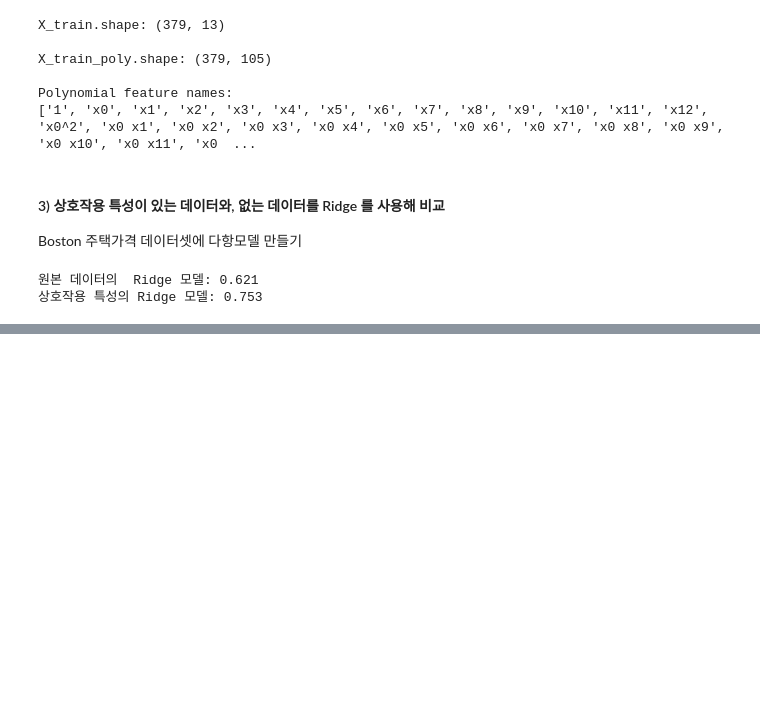
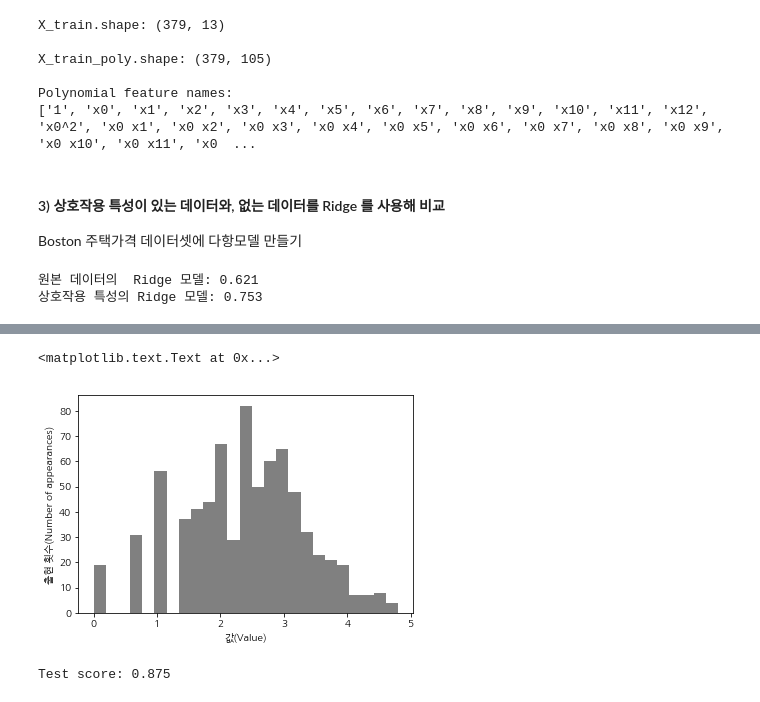
Before and after one commit to Queie/TensorFlow, a Jupyter notebook: Sklearn_am/04.Represent_Data.ipynb, the cells around one changed output, grey strips where cells are left out. Cells and saved outputs as stored; diff of their text form; code cells hidden in the pictures; blank space fills up the shorter version.

```diff
--- a/Sklearn_am/04.Represent_Data.ipynb
+++ b/Sklearn_am/04.Represent_Data.ipynb
@@ -460,0 +510,21 @@ $Sin, Cos$ 함수 : 주기적 패턴을 다룰 때 편리하다
+# %%
+# X 데이터 분포 분석을 위해 Ridge 회귀모델을 적용한 결과
+# Log 변환값을 사용하여 분석하는데
+# 데이터 중 0이 포함된 경우네는 log(x + 1) 로 보정을 해야만 한다
+
+X_train_log = np.log(X_train + 1)
+X_test_log = np.log(X_test + 1)
+plt.hist(X_train_log[:, 0], bins=25, color='gray')
+plt.ylabel("출현 횟수(Number of appearances)")
+plt.xlabel("값(Value)")
+
+# 변환결과 데이터 분포가 덜 치우친 값을 나타내고 있어, 이상치가 보이지 않는다
+# %% [output]
+<matplotlib.text.Text at 0x...>
+[figure, added]
+# %%
+# Log 변환 후 Ridge 분석결과, 훨씬 유용한 결과를 출력한다
+score = Ridge().fit(X_train_log, y_train).score(X_test_log, y_test)
+print("Test score: {:.3f}".format(score))
+# %% [output]
+Test score: 0.875
```
Also changed, not shown: parts of 38 cells of this notebook, 1 other file.
